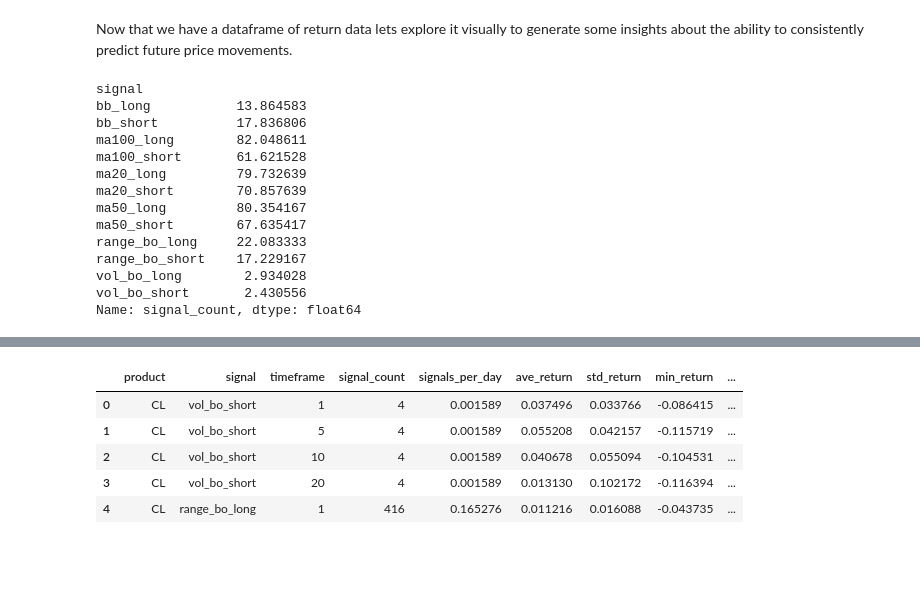
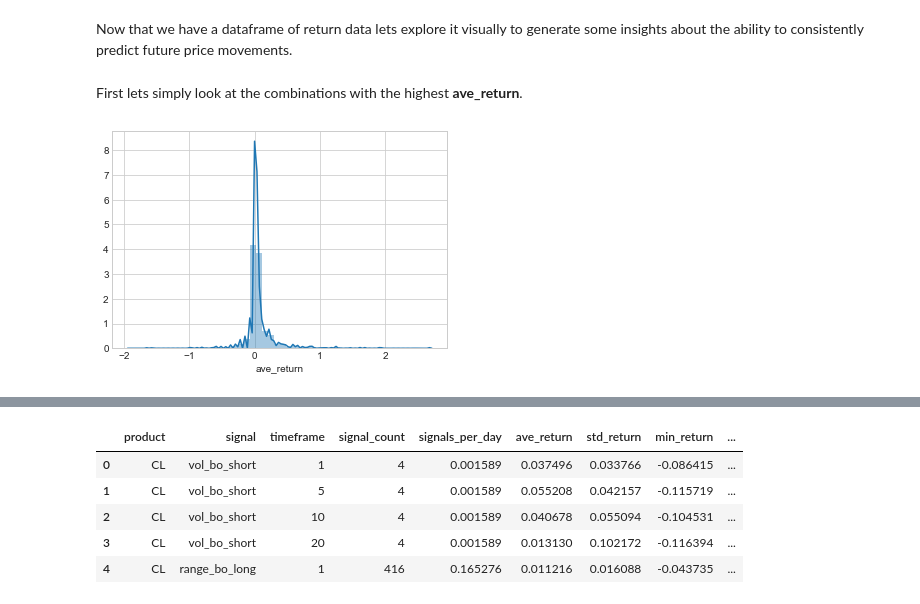
Before and after one commit to franko003/Price_Indicator_Analysis, a Jupyter notebook: notebooks/Price_Indicator_Analysis_MVP.ipynb, the cells around one changed output, grey strips where cells are left out. Saved outputs shown, nothing was run; the diff lists cells and outputs as text; code cells hidden in the pictures; blank space fills up the shorter version.

Commit message:
Work on Initial Findings of MVP with seaborn

```diff
--- a/notebooks/Price_Indicator_Analysis_MVP.ipynb
+++ b/notebooks/Price_Indicator_Analysis_MVP.ipynb
@@ -15,12 +15,15 @@ import quandl
 import datetime
 
 import matplotlib.pyplot as plt
+import seaborn as sns
 
 import sqlite3
 
 import re
 
 % matplotlib inline
+sns.set_style('whitegrid')
+blues = sns.color_palette('Blues')
 # %% [markdown]
 The first step will be to get data from the [quandl API](https://www.quandl.com/collections/futures).  For this we use an api key generated from signing up for a free quandl account.
 
@@ -1160,20 +1163,12 @@ memory usage: 108.0+ KB
 ## Initial Research Findings
 # %% [markdown]
 Now that we have a dataframe of return data lets explore it visually to generate some insights about the ability to consistently predict future price movements.
-# %%
-returns_df.groupby('signal')['signal_count'].sum() / len(returns_df)
-# %% [output]
-signal
-bb_long           13.864583
-bb_short          17.836806
-ma100_long        82.048611
-ma100_short       61.621528
-ma20_long         79.732639
-ma20_short        70.857639
-ma50_long         80.354167
-ma50_short        67.635417
-range_bo_long     22.083333
-range_bo_short    17.229167
-vol_bo_long        2.934028
-vol_bo_short       2.430556
-Name: signal_count, dtype: float64
+# %% [markdown]
+First lets simply look at the combinations with the highest **ave_return**.
+# %%
+# Index by product and signal then take the top 100 combinations
+top100 = returns_df.set_index(['product', 'signal'], drop=True).sort_values(by='ave_return', ascending=False)[:100]
+
+ax = sns.distplot(returns_df.ave_return)
+# %% [output]
+[figure, added]
```
Also changed, not shown: parts of 2 cells of this notebook, 1 other file.
